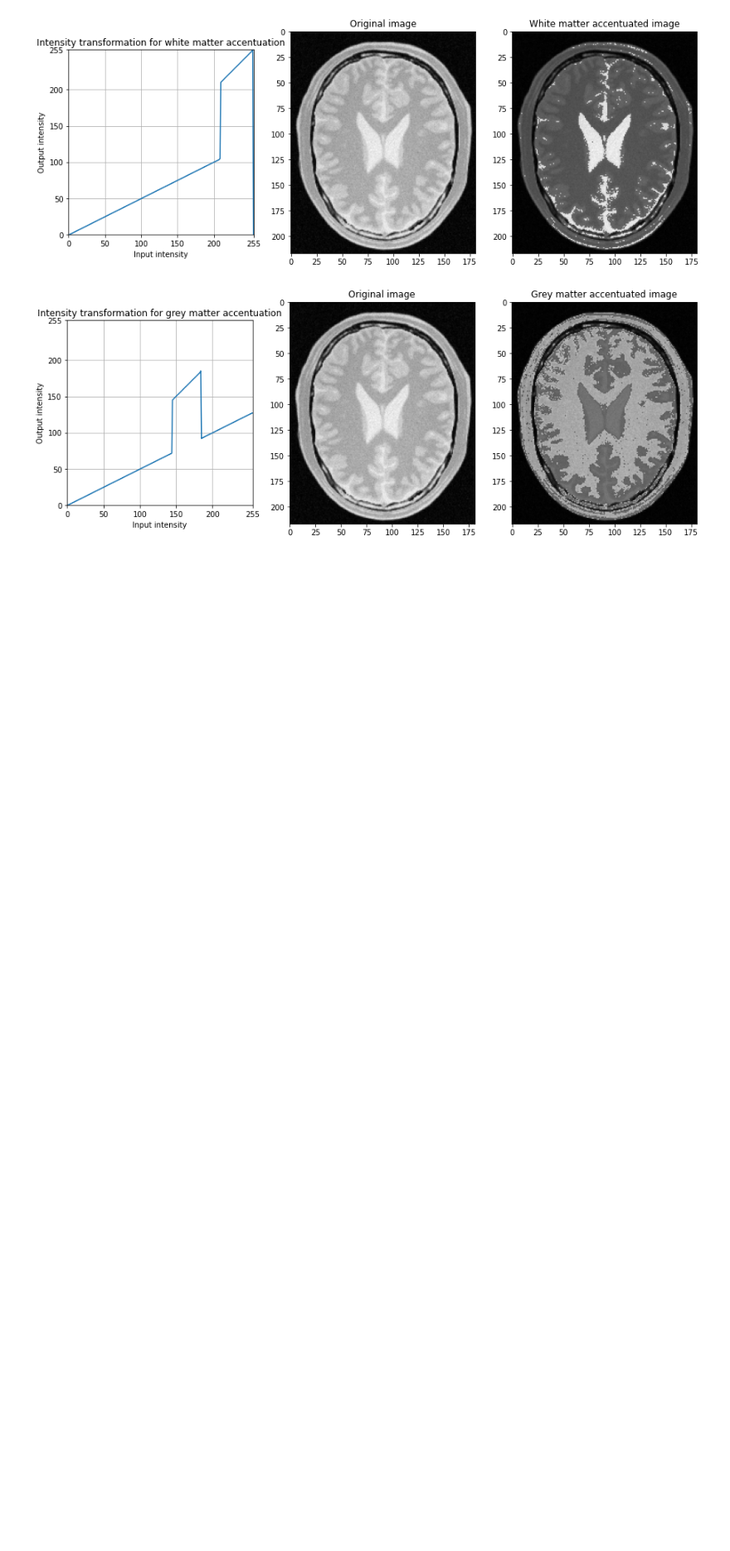
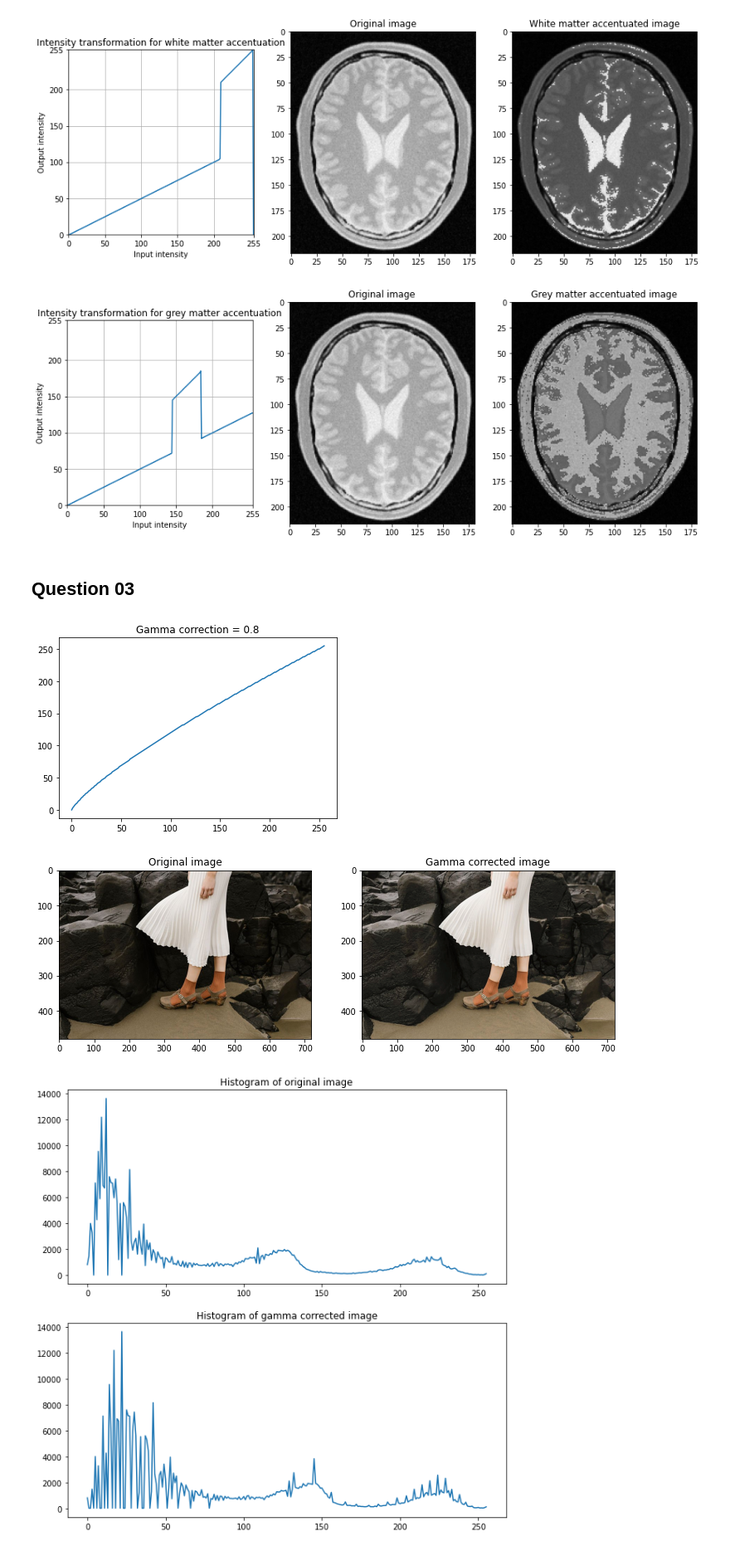
Before and after one commit to shivankapriyashan/EN2250-Fundamentals-of-Image-Processing-and-Machine-Vision, a Jupyter notebook: Assignment_01/Assignment 01 - Intensity transformations and neighborhood filtering.ipynb, the cells around one changed output. Shown at 83% size. Saved outputs shown, nothing was run; the diff lists cells and outputs as text; code cells hidden in the pictures; blank space fills up the shorter version.

Commit message:
Add Question 03

```diff
--- a/Assignment_01/Assignment 01 - Intensity transformations and neighborhood filtering.ipynb
+++ b/Assignment_01/Assignment 01 - Intensity transformations and neighborhood filtering.ipynb
@@ -123,3 +120,48 @@ plt.show()
 # %% [output]
 [figure]
 [figure]
+# %% [markdown]
+## Question 03
+# %%
+img = cv.imread(r"D:/04 SEMESTER/EN2550 Fundamentals of Image Processing and Machine Vision/Assignment 01 - Intensity transformation and neighborhood filtering/highlights_and_shadows.jpg",cv.IMREAD_COLOR)
+assert img is not None
+img = cv.cvtColor(img,cv.COLOR_BGR2RGB)
+
+img_lab_original = cv.cvtColor(img,cv.COLOR_RGB2Lab)
+(L,a,b) = cv.split(img_lab_original)
+g_val = 0.8
+
+t = np.array([(p/255)**g_val*255 for p in range(0,256)]).astype(np.uint8)
+L_transformed = cv.LUT(L,t)
+
+img_lab = cv.merge([L_transformed,a,b])
+img_rgb = cv.cvtColor(img_lab,cv.COLOR_Lab2RGB)
+
+fig, ax  = plt.subplots()
+ax.plot(t)
+ax.set_title("Gamma correction = 0.8")
+
+fig, ax = plt.subplots(1,2,figsize=(12,12))
+
+ax[0].imshow(img)
+ax[0].set_title("Original image")
+
+ax[1].imshow(img_rgb)
+ax[1].set_title("Gamma corrected image")
+
+hist_1 = cv.calcHist([L],[0],None,[256],[0,256])
+hist_2 = cv.calcHist([L_transformed],[0],None,[256],[0,256])
+
+fig, ax = plt.subplots(2,1,figsize=(10,10))
+
+ax[0].plot(hist_1)
+ax[0].set_title("Histogram of original image")
+
+ax[1].plot(hist_2)
+ax[1].set_title("Histogram of gamma corrected image")
+
+plt.show()
+# %% [output]
+[figure, added]
+[figure, added]
+[figure, added]
```
Also changed, not shown: parts of 1 cell of this notebook.
